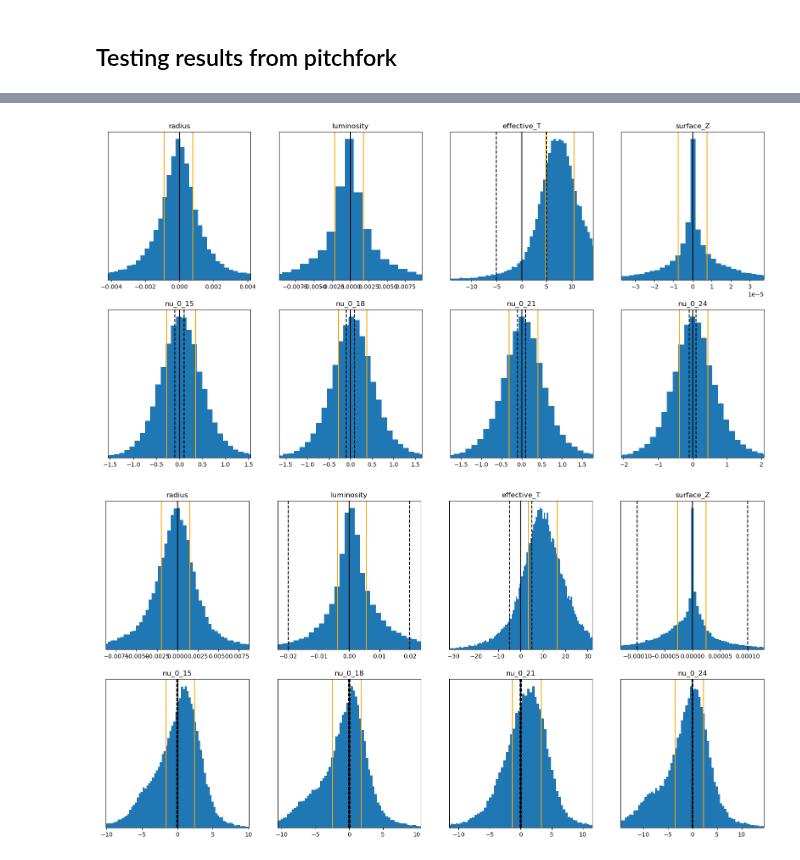
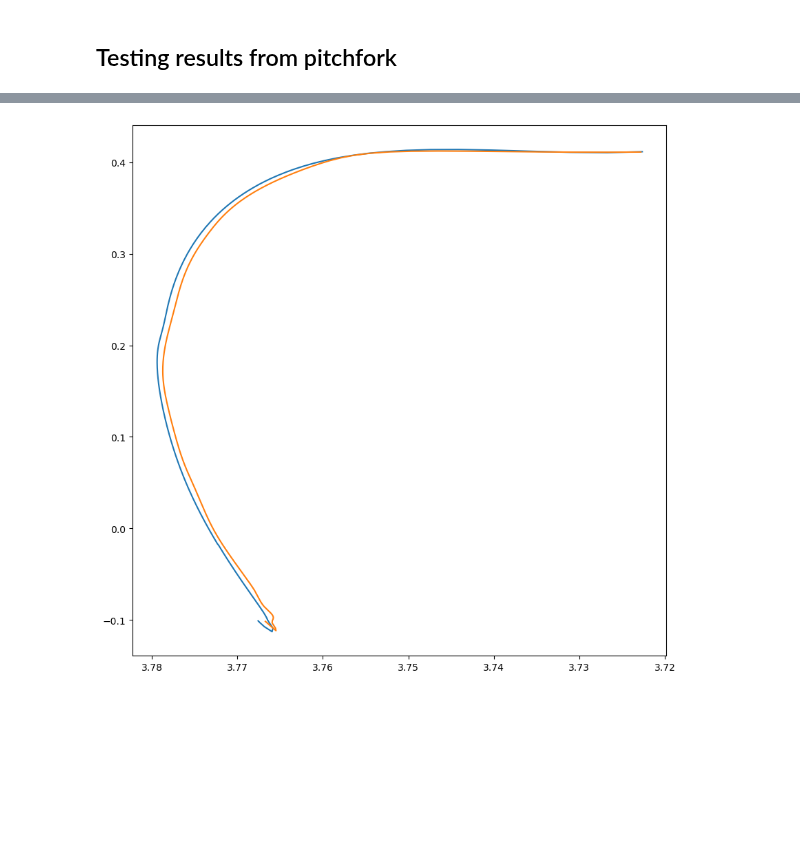
Before and after one commit to ojscutt/pitchfork, a Jupyter notebook: 3_pitchfork_test_Barbie.ipynb, the cells around one changed output, grey strips where cells are left out. Cells and saved outputs as stored; diff of their text form; code cells hidden in the pictures; blank space fills up the shorter version.

```diff
--- a/3_pitchfork_test_Barbie.ipynb
+++ b/3_pitchfork_test_Barbie.ipynb
@@ -253,8 +238,35 @@ pitchfork_eval(pitchfork, df_test)
-# %%
-pitchfork_eval(pitchfork, df_test)
-# %% [output]
-[figure, removed]
-# %%
-pitchfork_eval(pitchfork, df_test)
-# %% [output]
-[figure, removed]
+# %%
+pca_comps = pca.components_
+pca_mean = pca.mean_
+
+# extract solar track:
+df_mass = df_full[df_full["initial_mass"]==1.0]
+
+df_mass_zinit = df_mass[df_mass["initial_Zinit"] == df_mass.iloc[(df_mass['initial_Zinit']-0.014).abs().argsort()[:1]]['initial_Zinit'].tolist()[0]]
+df_mass_zinit = df_mass_zinit.set_index(np.arange(0,len(df_mass_zinit)))
+
+custom_objects = {"InversePCA": InversePCA(pca_comps, pca_mean),"WMSE": WMSE(weights)}
+
+
+fig, ax = plt.subplots(figsize=(10,10), dpi=100)
+pitchfork_name = "stem_2_256_ctine_2_64_atine_12_128_WMSE_32768batch_exp2e4_100kepochs_swish_001lr_00006exp"
+pcann_model = tf.keras.models.load_model("/home/oxs235/datastorage/repos_data/ojscutt/pitchfork/models/barbie/" + pitchfork_name + ".h5", custom_objects=custom_objects)
+
+preds = pcann_model(np.array(df_mass_zinit[inputs]))
+
+classical_preds = pd.DataFrame(np.array(preds[0]), columns=[classical_outputs])
+
+for classical_output in ['radius', 'luminosity']:
+    classical_preds["log_"+classical_output] = (classical_preds["log_"+classical_output+"_std"]*df_full["log_"+classical_output].std())+df_full["log_"+classical_output].mean()
+    classical_preds[classical_output] = 10**classical_preds["log_" + classical_output]
+
+
+
+plt.plot(df_mass_zinit["log_effective_T"], df_mass_zinit["log_luminosity"])
+
+plt.plot(np.log10(calc_Teff(classical_preds["luminosity"],classical_preds["radius"])), np.log10(classical_preds["luminosity"]))
+
+
+plt.gca().invert_xaxis()
+# %% [output]
+[figure, added]
```
Also changed, not shown: parts of 9 cells of this notebook, 4 other files.
